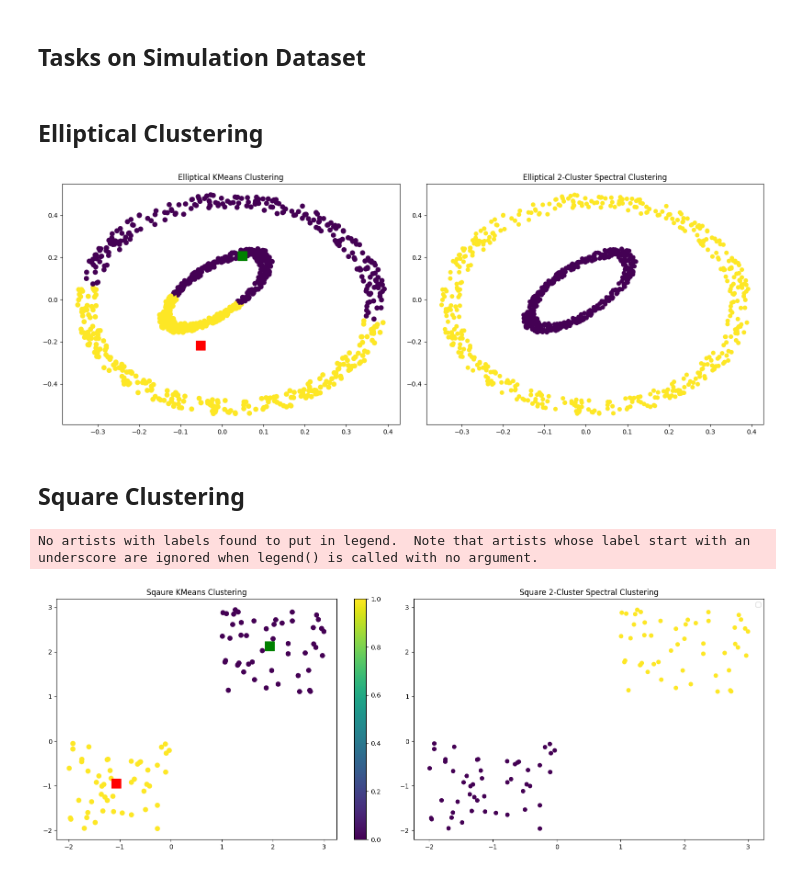
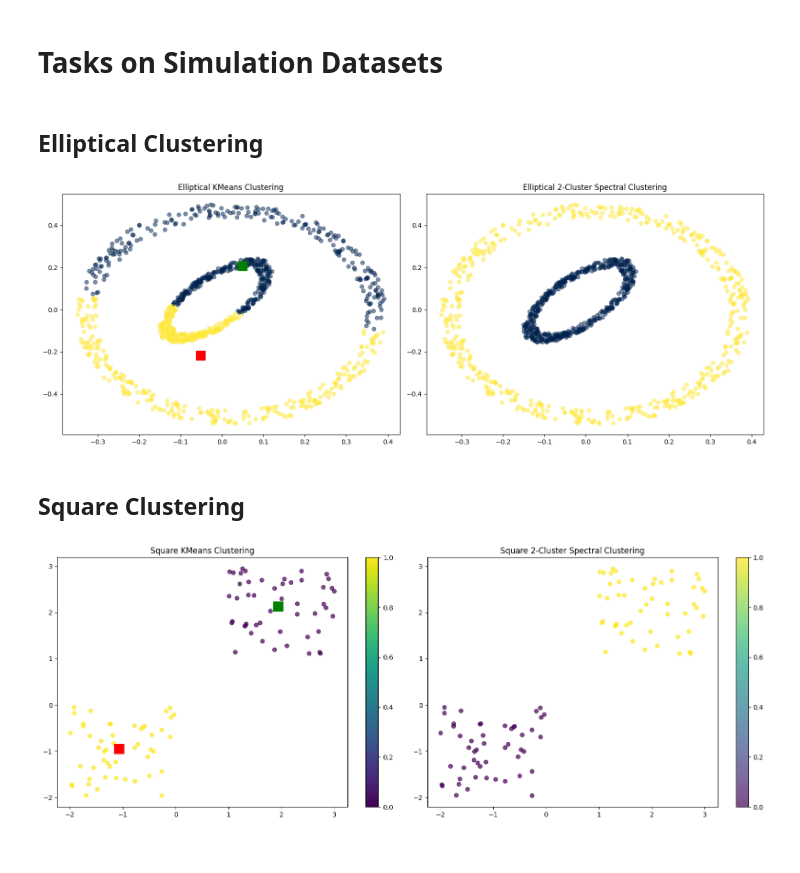
Before and after one commit to ayjmax/data-mining-course, a Jupyter notebook: project_1/project_1.ipynb, the cells around one changed output. Drawn from its saved outputs; the diff is of its cells as text; code cells hidden in the pictures.

```diff
--- a/project_1/project_1.ipynb
+++ b/project_1/project_1.ipynb
@@ -7,3 +11,3 @@ from sklearn.cluster import KMeans, SpectralClustering
 # %% [markdown]
-## Tasks on Simulation Dataset
+# Tasks on Simulation Datasets
 # %%
@@ -12,7 +19,7 @@ df_sq = pd.read_csv(filepath_or_buffer='square.txt', delimiter=" ", header=None)
 # %% [markdown]
 ## Elliptical Clustering
 # %%
-# Training the model with optimal no of clusters
+# Perform KMeans Clustering
 ellip_km_clustering = KMeans(n_clusters=2, init='k-means++', random_state=0)
 ellip_km_clustering.fit(df_ellip)
 
@@ -25,7 +32,7 @@ plt.figure(figsize=(16, 6))
 
 # KMeans
 plt.subplot(1, 2, 1)
-plt.scatter(df_ellip.iloc[:,0], df_ellip.iloc[:,1], s=50, c=ellip_km_clustering.labels_, cmap='viridis',)
+plt.scatter(df_ellip[0], df_ellip[1], c=ellip_km_clustering.labels_, cmap='cividis', alpha=0.5)
 plt.scatter(
     x=ellip_km_clustering.cluster_centers_[0][0],
     y=ellip_km_clustering.cluster_centers_[0][1], s=200, c='g', marker='s')
@@ -36,49 +43,46 @@ plt.title('Elliptical KMeans Clustering')
 
 # Spectral Clustering
 plt.subplot(1, 2, 2)
-plt.scatter(df_ellip[0], df_ellip[1], c=ellip_s_clustering.labels_, cmap='viridis', marker='o')
+plt.scatter(df_ellip[0], df_ellip[1], c=ellip_s_clustering.labels_, cmap='cividis', alpha=0.5)
 plt.title('Elliptical 2-Cluster Spectral Clustering')
 
 plt.tight_layout()
 plt.show()
 # %% [output]
-[figure, old version]
+[figure, new version]
 # %% [markdown]
 ## Square Clustering
 # %%
-# Training the model with optimal no of clusters
+# Perform KMeans Clustering
 sq_km_clustering = KMeans(n_clusters=2, init='k-means++', random_state=0)
 sq_km_clustering.fit(df_sq)
 
 # Perform Spectral Clustering
 sq_s_clustering = SpectralClustering(n_clusters=2, affinity='nearest_neighbors', assign_labels='discretize', random_state=0)
 sq_s_clustering.fit(df_sq)
 
 # Creating subplots
 plt.figure(figsize=(16, 6))
 
 # KMeans
 plt.subplot(1, 2, 1)
-plt.scatter(df_sq.iloc[:,0], df_sq.iloc[:,1], s=50, c=sq_km_clustering.labels_, cmap='viridis',)
+plt.scatter(df_sq[0], df_sq[1], c=sq_km_clustering.labels_, alpha=0.7)
 plt.scatter(
     x=sq_km_clustering.cluster_centers_[0][0],
     y=sq_km_clustering.cluster_centers_[0][1], s=200, c='g', marker='s')
 plt.scatter(
     x=sq_km_clustering.cluster_centers_[1][0],
     y=sq_km_clustering.cluster_centers_[1][1], s=200, c='r', marker='s')
-plt.title('Sqaure KMeans Clustering')
+plt.title('Square KMeans Clustering')
 plt.colorbar()
-
 
 # Spectral Clustering
 plt.subplot(1, 2, 2)
-plt.scatter(df_sq[0], df_sq[1], c=sq_s_clustering.labels_, cmap='viridis', marker='o')
+plt.scatter(df_sq[0], df_sq[1], c=sq_s_clustering.labels_, alpha=0.7)
 plt.title('Square 2-Cluster Spectral Clustering')
 plt.colorbar()
 
-
 plt.tight_layout()
 plt.show()
 # %% [output]
-No artists with labels found to put in legend.  Note that artists whose label start with an underscore are ignored when legend() is called with no argument.
-[figure, old version]
+[figure, new version]
```
Also changed, not shown: parts of 20 cells of this notebook.
